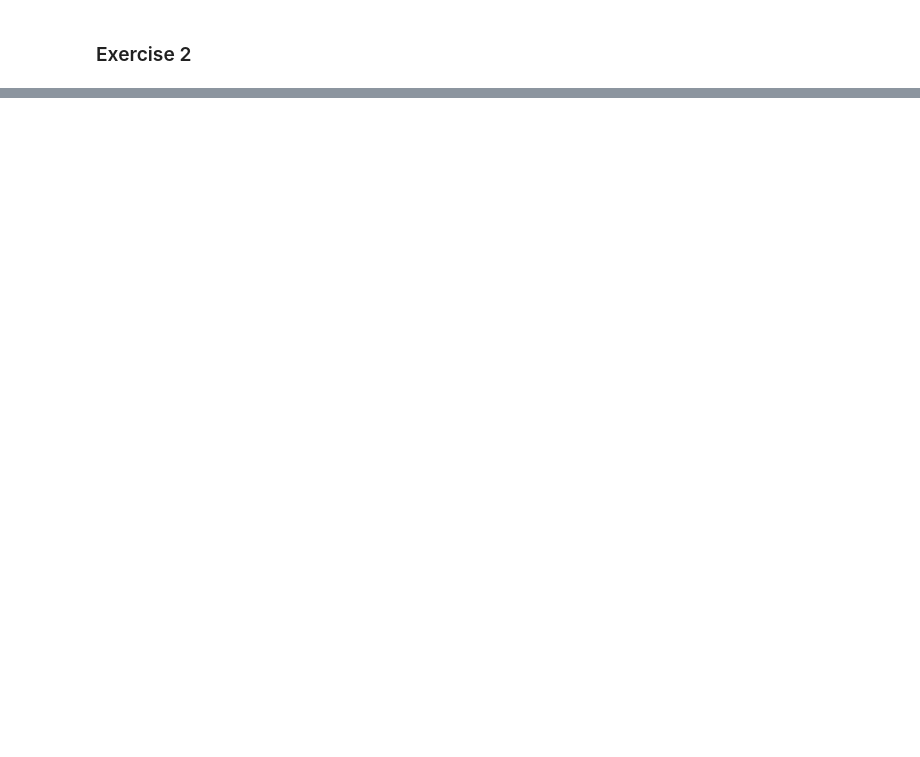
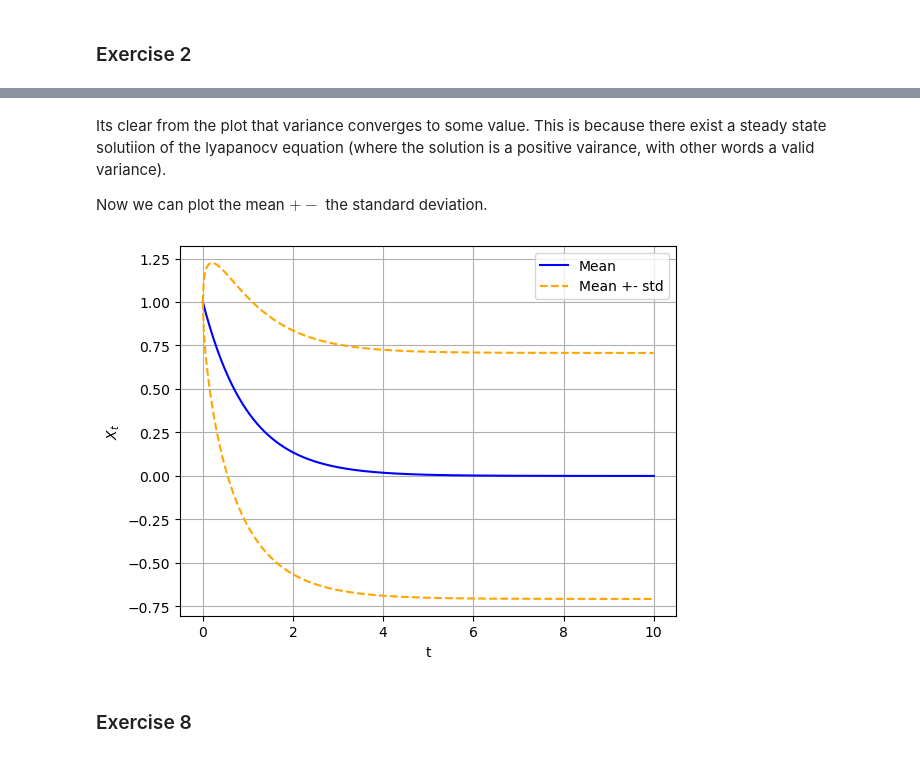
Before and after one commit to muhammadhussain-ops/02425-Diffusions-and-stochastic-differential-equations, a Jupyter notebook: WEEK4.ipynb, the cells around one changed output, grey strips where cells are left out. Saved outputs shown, nothing was run; the diff lists cells and outputs as text; code cells hidden in the pictures; blank space fills up the shorter version.

```diff
--- a/WEEK4.ipynb
+++ b/WEEK4.ipynb
@@ -56,0 +296,31 @@ ValueError: setting an array element with a sequence.
+# %% [markdown]
+Its clear from the plot that variance converges to some value. This is because there exist a steady state solutiion of the lyapanocv equation (where the solution is a positive vairance, with other words a valid variance).
+
+Now we can plot the mean $+-$ the standard deviation.
+# %%
+x = 1
+lam = 1
+sigma = 1
+
+t = np.linspace(0, 10, 500)
+
+mean = x * np.exp(-lam * t)
+
+variance = sigma**2 / (2 * lam) * (1 - np.exp(-2 * lam * t))
+
+std = np.sqrt(variance)
+
+plt.plot(t, mean, label="Mean", color="blue")
+plt.plot(t, mean + std, "--", label="Mean +- std", color ="orange")
+plt.plot(t, mean - std, "--", color ="orange")
+
+plt.xlabel("t")
+plt.ylabel(r"$X_t$")
+plt.legend()
+plt.grid()
+
+plt.show()
+# %% [output]
+[figure, added]
+# %% [markdown]
+### Exercise 8
```
Also changed, not shown: parts of 25 cells of this notebook.
